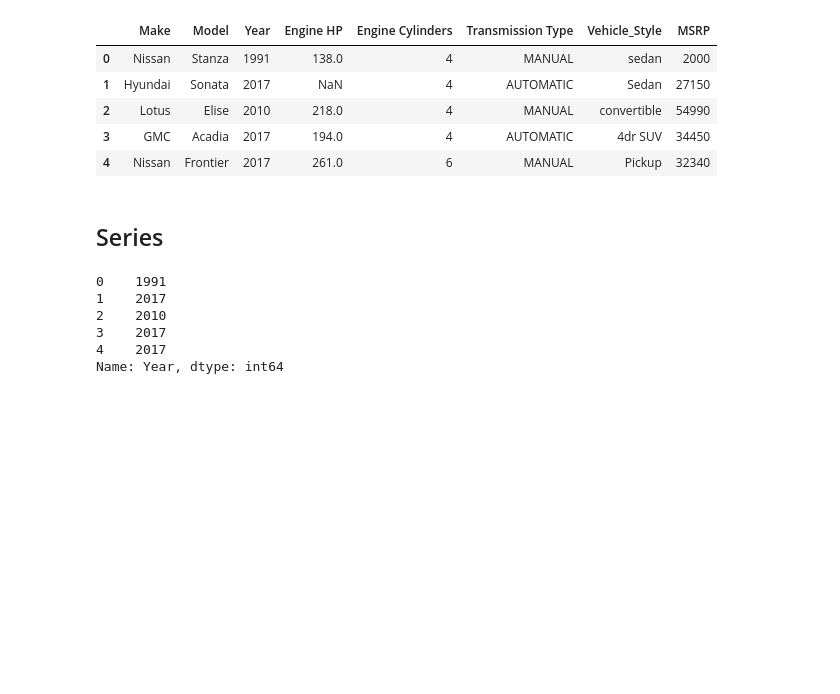
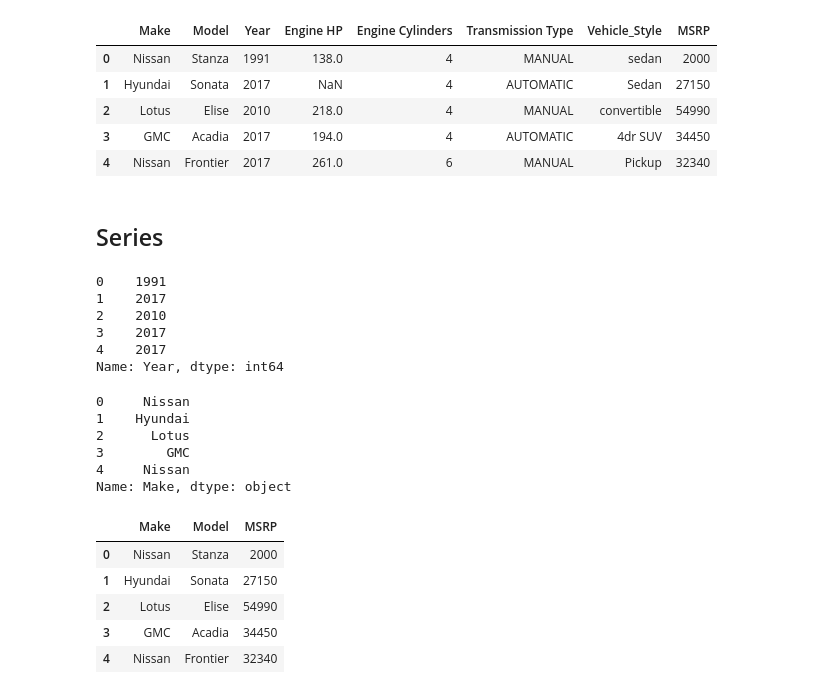
Before and after one commit to denis911/ML-zoomcamp-notebooks-modules-1-4, a Jupyter notebook: numpy refresher.ipynb, the cells around one changed output. Cells and saved outputs as stored; diff of their text form; code cells hidden in the pictures; blank space fills up the shorter version.

```diff
--- a/numpy refresher.ipynb
+++ b/numpy refresher.ipynb
@@ -364,3 +364,23 @@ df["Year"]
 3    2017
 4    2017
 Name: Year, dtype: int64
+# %%
+# even better so - dot notation works too!
+# watch capital letters and avoid blank spaces in col names
+df.Make
+# %% [output]
+0     Nissan
+1    Hyundai
+2      Lotus
+3        GMC
+4     Nissan
+Name: Make, dtype: object
+# %%
+df[['Make', 'Model', 'MSRP']] # we define a subset of columns to select
+# %% [output]
+|  | Make | Model | MSRP |
+| 0 | Nissan | Stanza | 2000 |
+| 1 | Hyundai | Sonata | 27150 |
+| 2 | Lotus | Elise | 54990 |
+| 3 | GMC | Acadia | 34450 |
+| 4 | Nissan | Frontier | 32340 |
```
Also changed, not shown: parts of 6 cells of this notebook.
